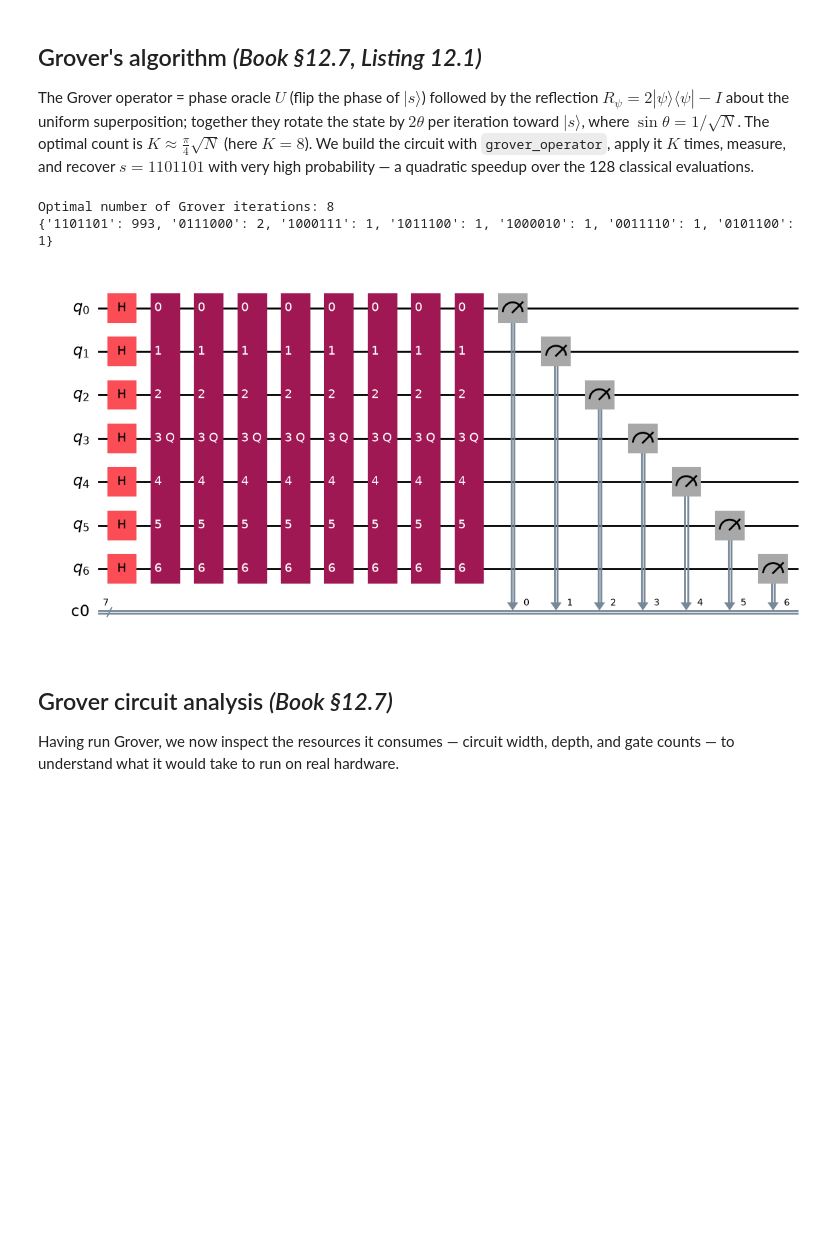
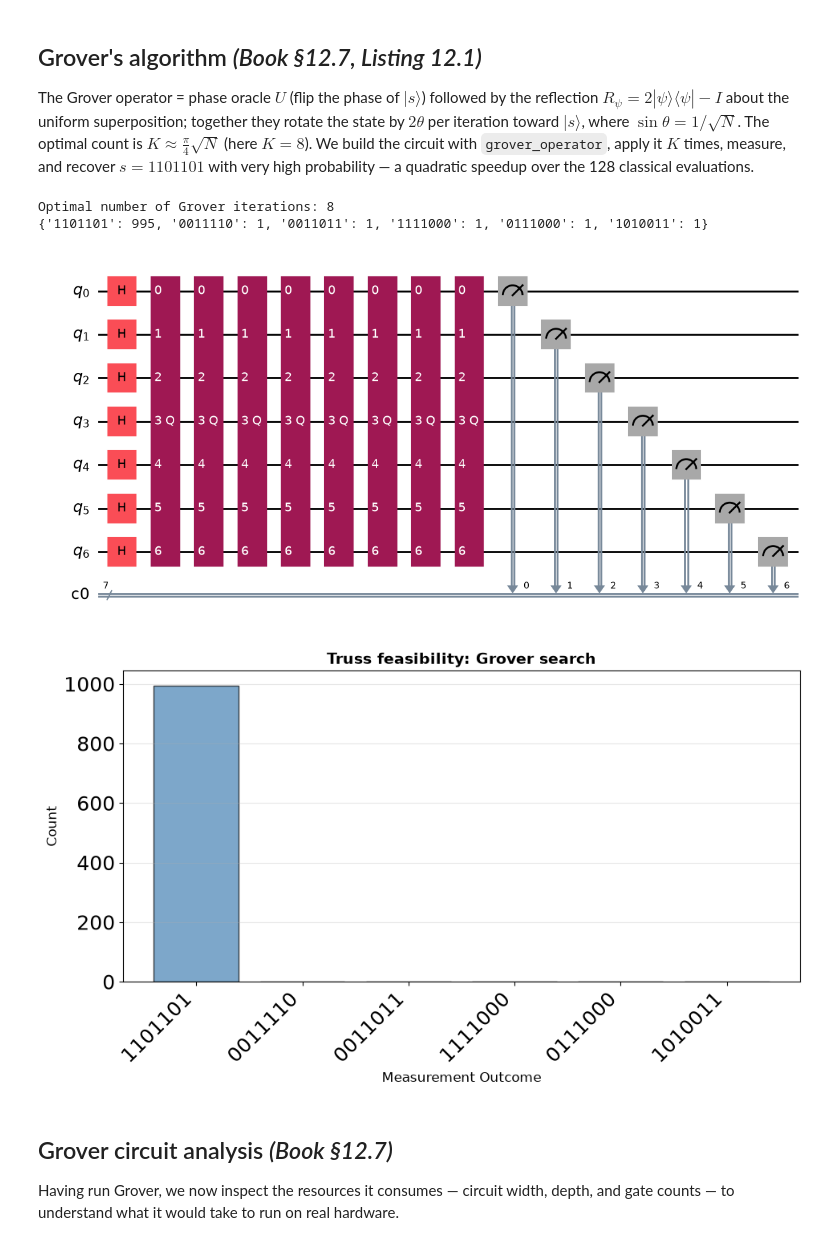
Before and after one commit to UW-ERSL/AppliedQC, a Jupyter notebook: Chapter12_GroverAlgorithm_notebook.ipynb, the cells around one changed output. Saved outputs shown, nothing was run; the diff lists cells and outputs as text; code cells hidden in the pictures; blank space fills up the shorter version.

```diff
--- a/Chapter12_GroverAlgorithm_notebook.ipynb
+++ b/Chapter12_GroverAlgorithm_notebook.ipynb
@@ -324,31 +384,33 @@ over the 128 classical evaluations.
 # %%
 from qiskit.circuit.library import grover_operator
 
 qiskit_expr = get_qiskit_expression(feasible_expr, n_members)
 
 oracle = PhaseOracleGate(qiskit_expr,label="Feasible")
 grover_op = grover_operator(oracle)
 
 n_members  = 7
 N = 2**n_members
 K = math.floor(math.pi / (4 * math.asin(math.sqrt(1 / N))))
 print("Optimal number of Grover iterations:", K)
 
 qc = QuantumCircuit(grover_op.num_qubits)
 qc.h(range(n_members))  # only superpose the search qubits, not ancillas
 qc.compose(grover_op.power(K), inplace=True)
 
 cr = ClassicalRegister(n_members)
 qc.add_register(cr)
 for i in range(n_members):
     qc.measure(i, cr[i])
 counts = simulate_measurements(qc, shots=1000)
 print(counts)
+plot_measurement_results(counts, title=f"Truss feasibility: Grover search");
 display(qc.draw('mpl'))
 # %% [output]
 Optimal number of Grover iterations: 8
-{'1101101': 993, '0111000': 2, '1000111': 1, '1011100': 1, '1000010': 1, '0011110': 1, '0101100': 1}
+{'1101101': 995, '0011110': 1, '0011011': 1, '1111000': 1, '0111000': 1, '1010011': 1}
 [figure]
+[figure, added]
 # %% [markdown]
 ## Grover circuit analysis  *(Book §12.7)*
 
```
Also changed, not shown: parts of 9 cells of this notebook, 9 other files.
